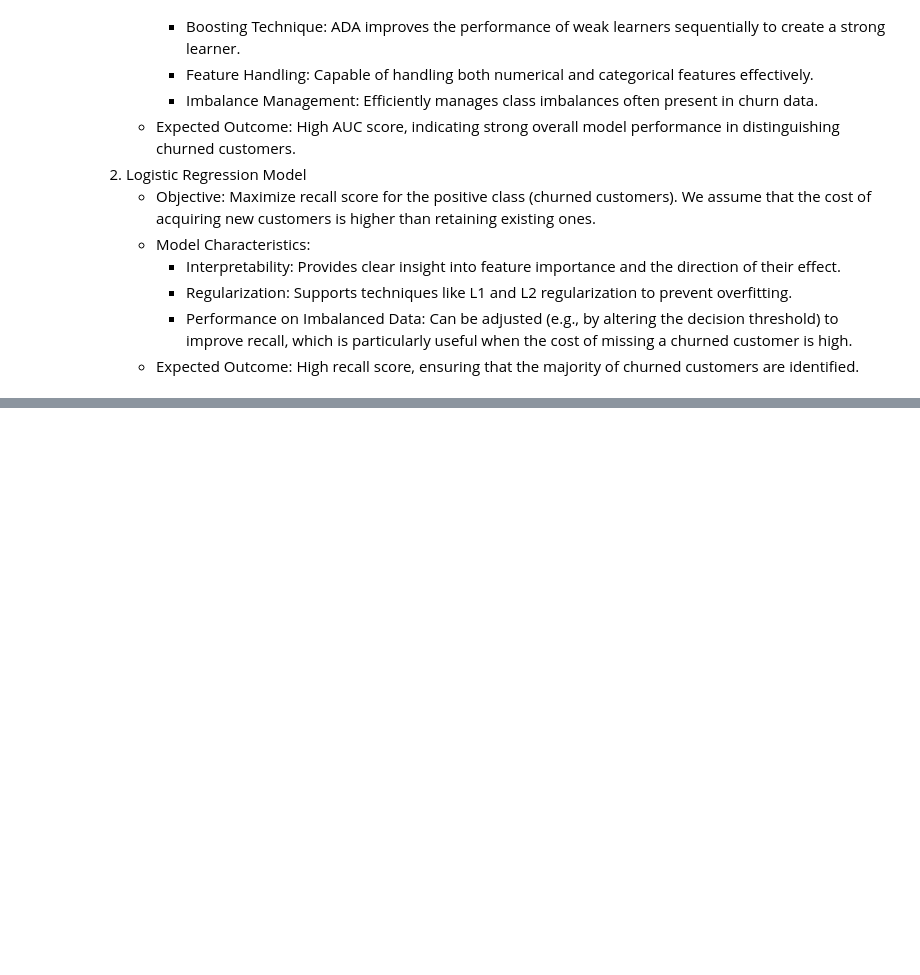
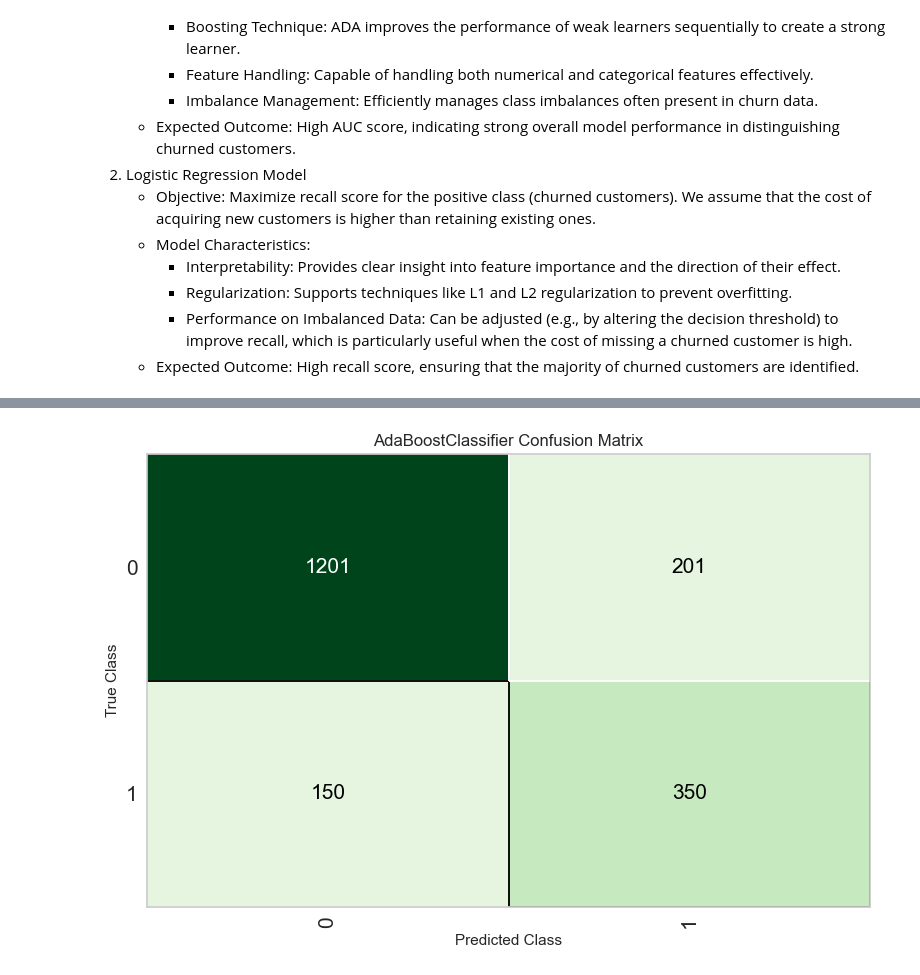
Before and after one commit to Agungvpzz/Telco-Churn-Analysis, a Jupyter notebook: Telco Churn Find Best Model Using PyCaret.ipynb, the cells around one changed output, grey strips where cells are left out. Saved outputs shown, nothing was run; the diff lists cells and outputs as text; code cells hidden in the pictures; blank space fills up the shorter version.

```diff
--- a/Telco Churn Find Best Model Using PyCaret.ipynb
+++ b/Telco Churn Find Best Model Using PyCaret.ipynb
@@ -696,0 +668,3 @@ weighted avg       0.82      0.79      0.80       705
+# %%
+plot_model(model_ada, plot='confusion_matrix')
+# %% [output]
@@ -696,0 +672 @@ weighted avg       0.82      0.79      0.80       705
+[figure, added]
```
Also changed, not shown: parts of 32 cells of this notebook.
